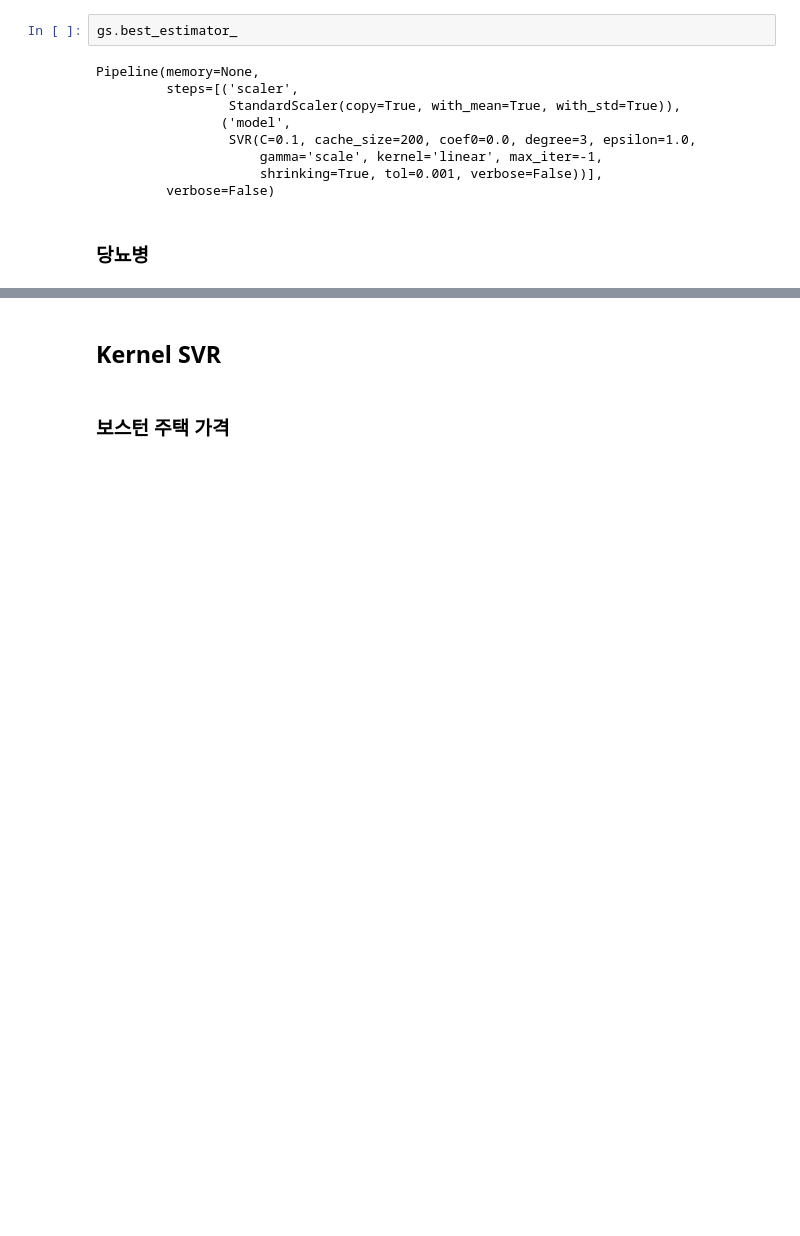
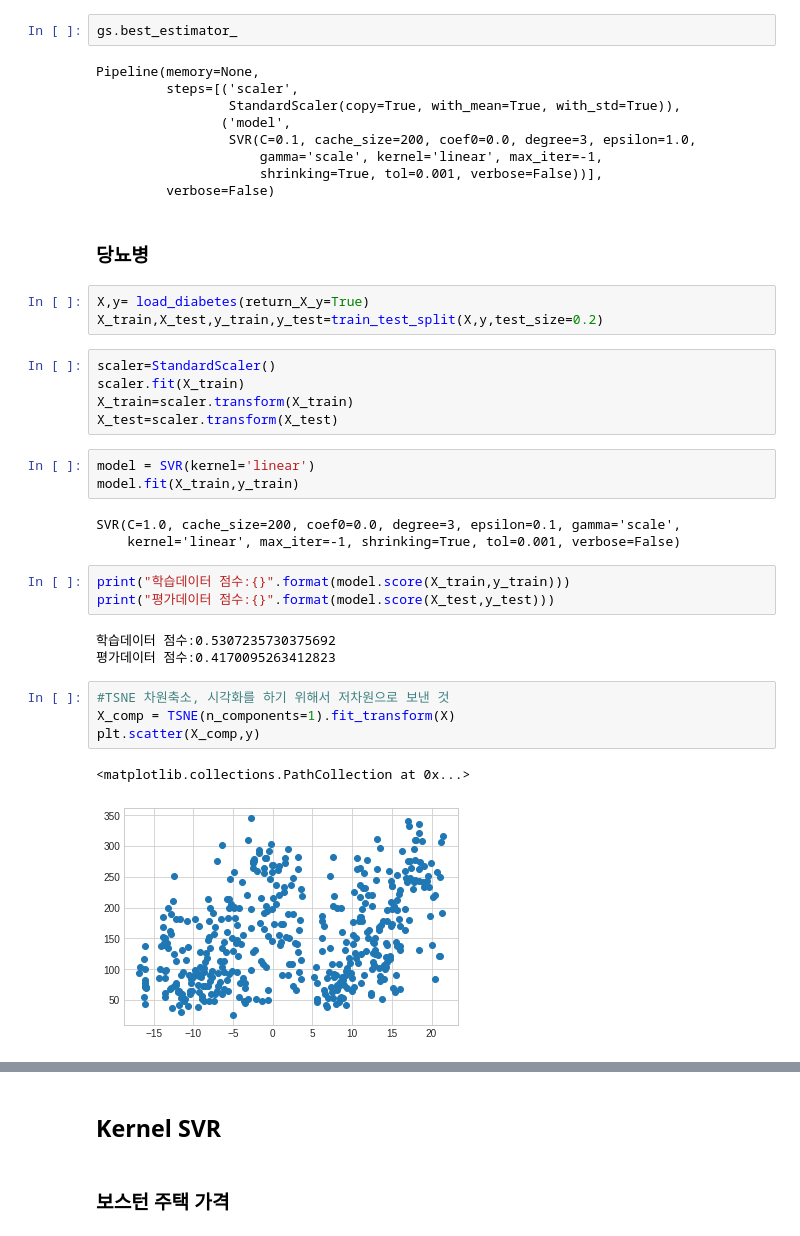
Before and after one commit to DonghyunAnn/Donghyun_Pyhthon_studying, a Jupyter notebook: Support Vector Machines.ipynb, the cells around one changed output, grey strips where cells are left out. Drawn from its saved outputs; the diff is of its cells as text; blank space fills up the shorter version.

```diff
--- a/Support Vector Machines.ipynb
+++ b/Support Vector Machines.ipynb
@@ -301,3 +305,30 @@ Pipeline(memory=None,
          verbose=False)
 # %% [markdown]
 ### 당뇨병
+# %%
+X,y= load_diabetes(return_X_y=True)
+X_train,X_test,y_train,y_test=train_test_split(X,y,test_size=0.2)
+# %%
+scaler=StandardScaler()
+scaler.fit(X_train)
+X_train=scaler.transform(X_train)
+X_test=scaler.transform(X_test)
+# %%
+model = SVR(kernel='linear')
+model.fit(X_train,y_train)
+# %% [output]
+SVR(C=1.0, cache_size=200, coef0=0.0, degree=3, epsilon=0.1, gamma='scale',
+    kernel='linear', max_iter=-1, shrinking=True, tol=0.001, verbose=False)
+# %%
+print("학습데이터 점수:{}".format(model.score(X_train,y_train)))
+print("평가데이터 점수:{}".format(model.score(X_test,y_test)))
+# %% [output]
+학습데이터 점수:0.5307235730375692
+평가데이터 점수:0.4170095263412823
+# %%
+#TSNE 차원축소, 시각화를 하기 위해서 저차원으로 보낸 것
+X_comp = TSNE(n_components=1).fit_transform(X)
+plt.scatter(X_comp,y)
+# %% [output]
+<matplotlib.collections.PathCollection at 0x...>
+[figure, added]
```
Also changed, not shown: parts of 99 cells of this notebook.
